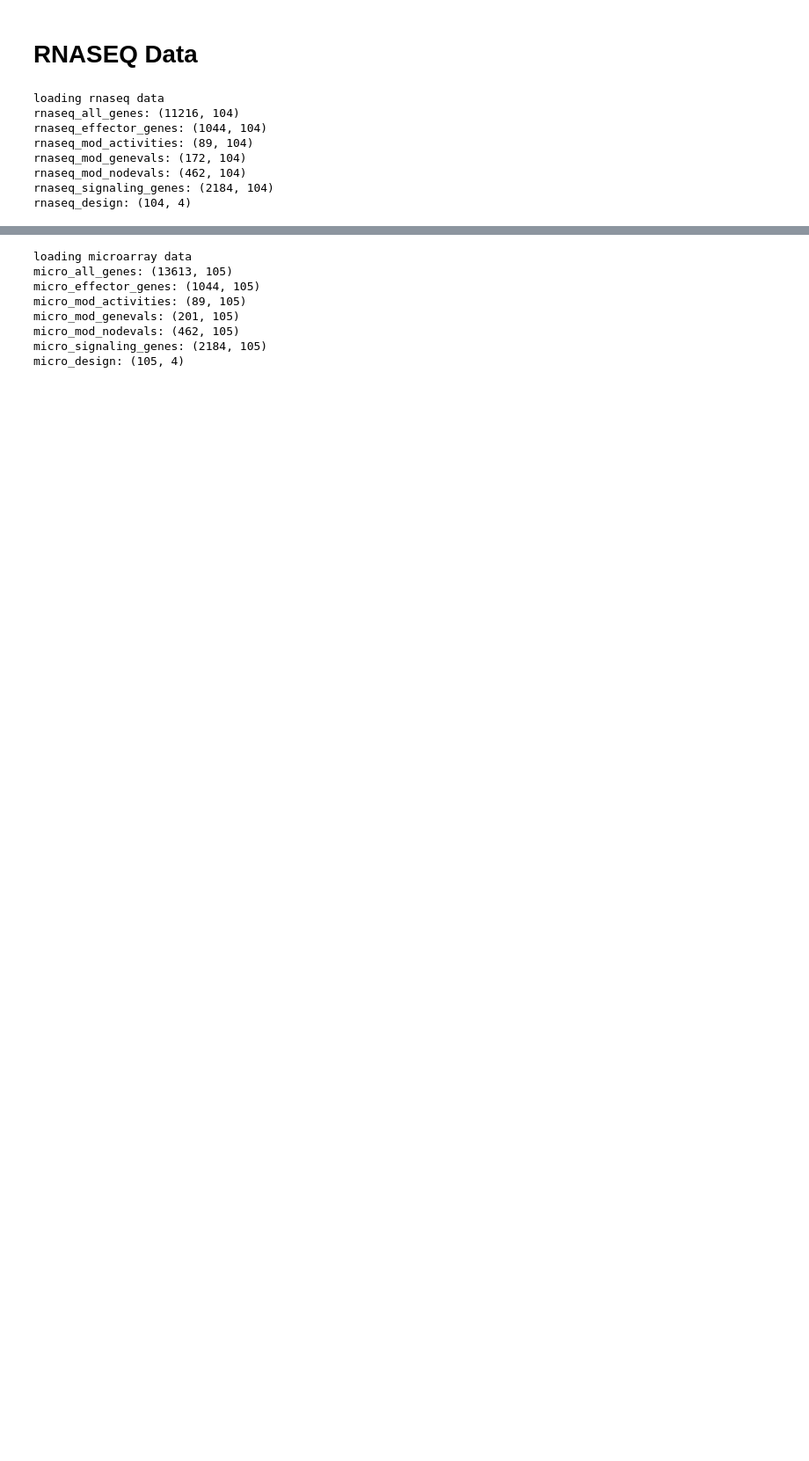
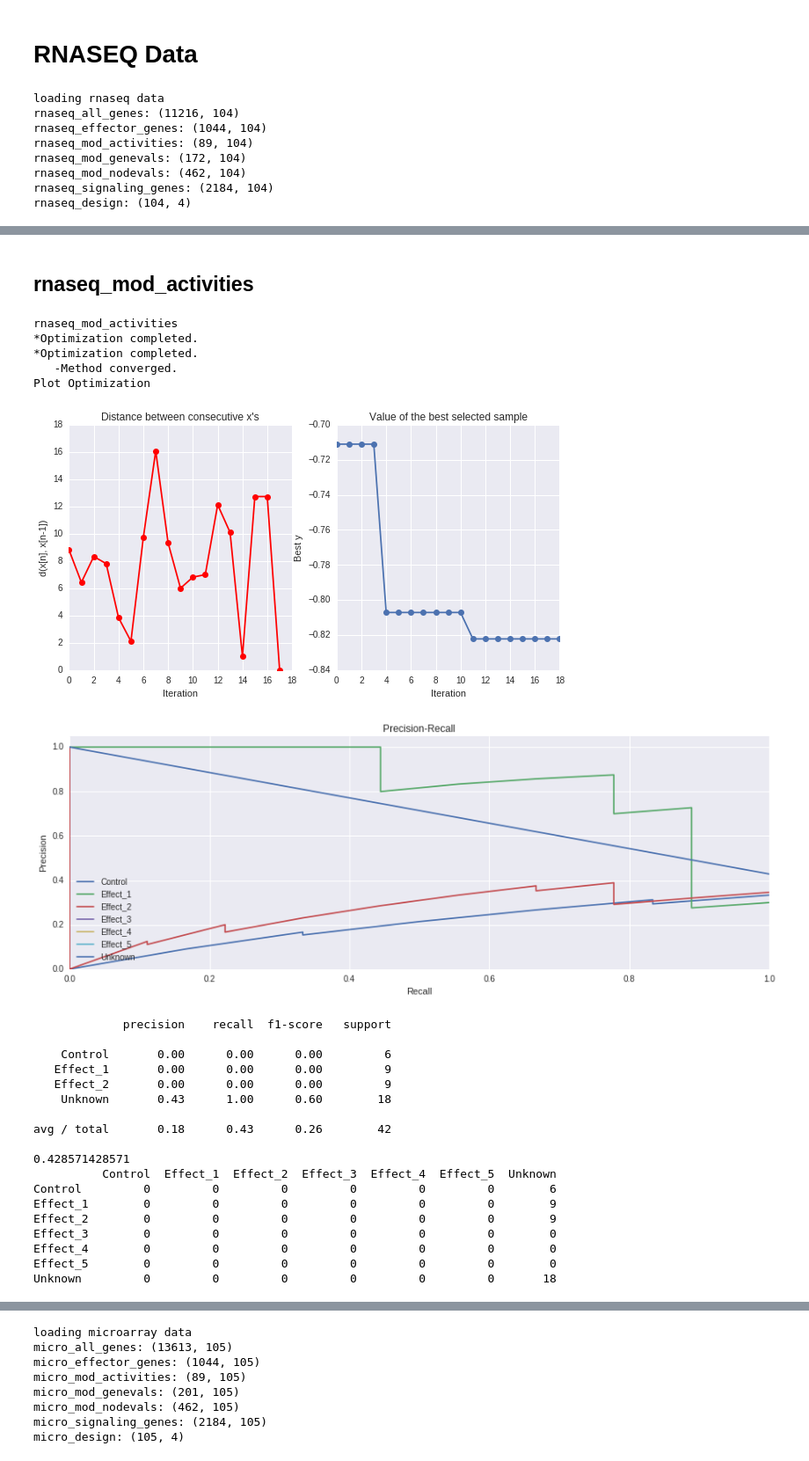
Before and after one commit to mzwiessele/MLPMMarchRetreat2016, a Jupyter notebook: py_notebooks/PCA + Classification.ipynb, the cells around one changed output, grey strips where cells are left out. Shown at 88% size. Cells and saved outputs as stored; diff of their text form; code cells hidden in the pictures; blank space fills up the shorter version.

```diff
--- a/py_notebooks/PCA + Classification.ipynb
+++ b/py_notebooks/PCA + Classification.ipynb
@@ -272,0 +225,30 @@ pd.DataFrame(confusion_matrix(true_labels.idxmax(axis=1), prediction, labels= tr
+# %% [markdown]
+## rnaseq_mod_activities
+# %%
+run('rnaseq_mod_activities', rnaseq_mod_activities, design)
+# %% [output]
+rnaseq_mod_activities
+*Optimization completed.
+*Optimization completed.
+   -Method converged.
+Plot Optimization
+[figure, added]
+[figure, added]
+             precision    recall  f1-score   support
+
+    Control       0.00      0.00      0.00         6
+   Effect_1       0.00      0.00      0.00         9
+   Effect_2       0.00      0.00      0.00         9
+    Unknown       0.43      1.00      0.60        18
+
+avg / total       0.18      0.43      0.26        42
+
+0.428571428571
+          Control  Effect_1  Effect_2  Effect_3  Effect_4  Effect_5  Unknown
+Control         0         0         0         0         0         0        6
+Effect_1        0         0         0         0         0         0        9
+Effect_2        0         0         0         0         0         0        9
+Effect_3        0         0         0         0         0         0        0
+Effect_4        0         0         0         0         0         0        0
+Effect_5        0         0         0         0         0         0        0
+Unknown         0         0         0         0         0         0       18
```
Also changed, not shown: parts of 66 cells of this notebook, 1 other file.
